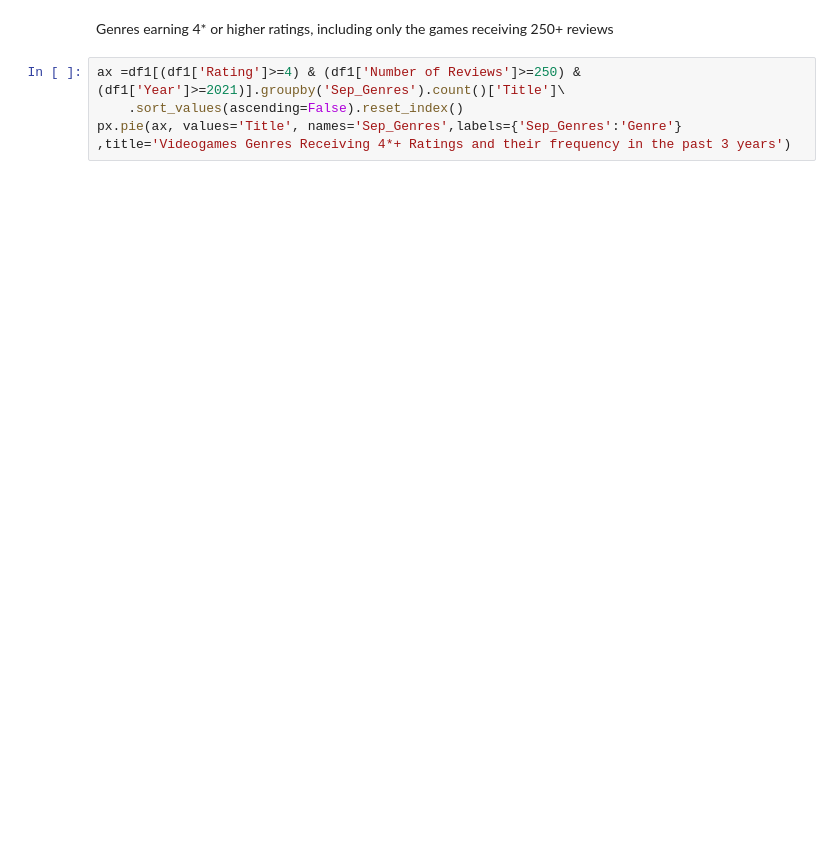
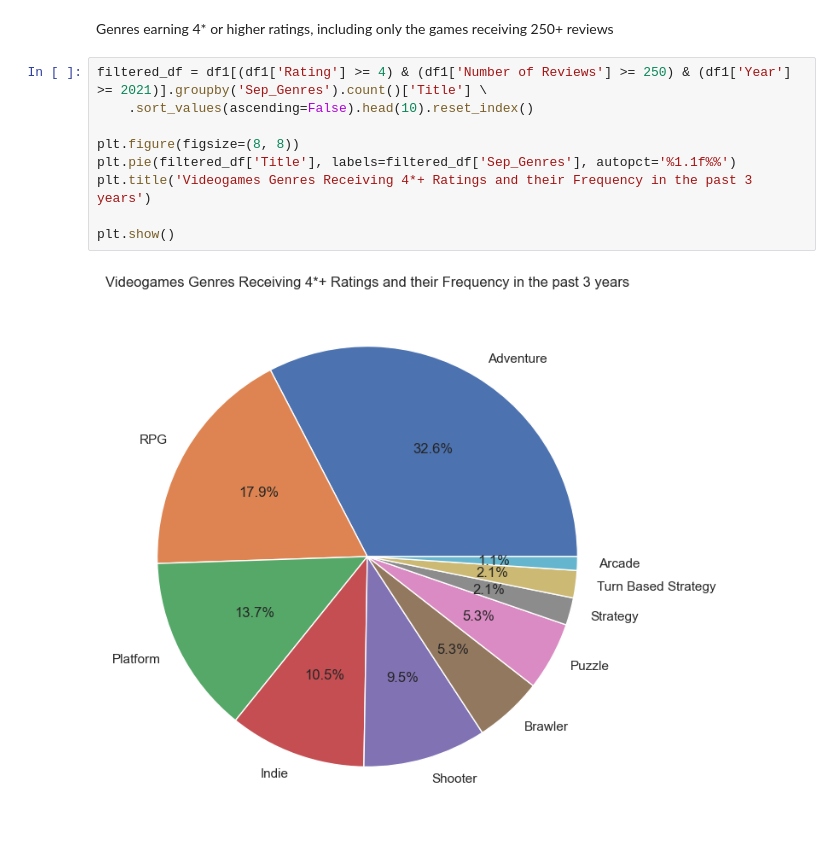
Before and after one commit to HoussemWonders/Videogames-Dataset-Cleaning-and-Exploration, a Jupyter notebook: Data cleaning and exploration.ipynb, the cells around one changed output. Saved outputs shown, nothing was run; the diff lists cells and outputs as text; blank space fills up the shorter version.

```diff
--- a/Data cleaning and exploration.ipynb
+++ b/Data cleaning and exploration.ipynb
@@ -275,6 +308,13 @@ fig.show()
 # %% [markdown]
 Genres earning 4* or higher ratings, including only the games receiving 250+ reviews
 # %%
-ax =df1[(df1['Rating']>=4) & (df1['Number of Reviews']>=250) & (df1['Year']>=2021)].groupby('Sep_Genres').count()['Title']\
-    .sort_values(ascending=False).reset_index()
-px.pie(ax, values='Title', names='Sep_Genres',labels={'Sep_Genres':'Genre'} ,title='Videogames Genres Receiving 4*+ Ratings and their frequency in the past 3 years')
+filtered_df = df1[(df1['Rating'] >= 4) & (df1['Number of Reviews'] >= 250) & (df1['Year'] >= 2021)].groupby('Sep_Genres').count()['Title'] \
+    .sort_values(ascending=False).head(10).reset_index()
+
+plt.figure(figsize=(8, 8))
+plt.pie(filtered_df['Title'], labels=filtered_df['Sep_Genres'], autopct='%1.1f%%')
+plt.title('Videogames Genres Receiving 4*+ Ratings and their Frequency in the past 3 years')
+
+plt.show()
+# %% [output]
+[figure, added]
```
Also changed, not shown: parts of 3 cells of this notebook.
